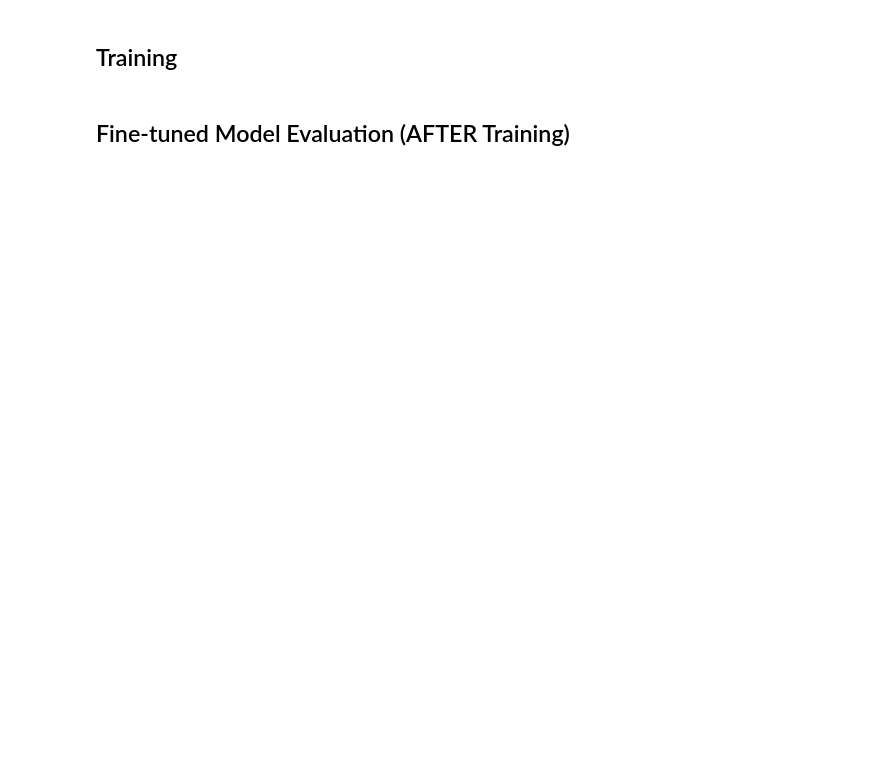
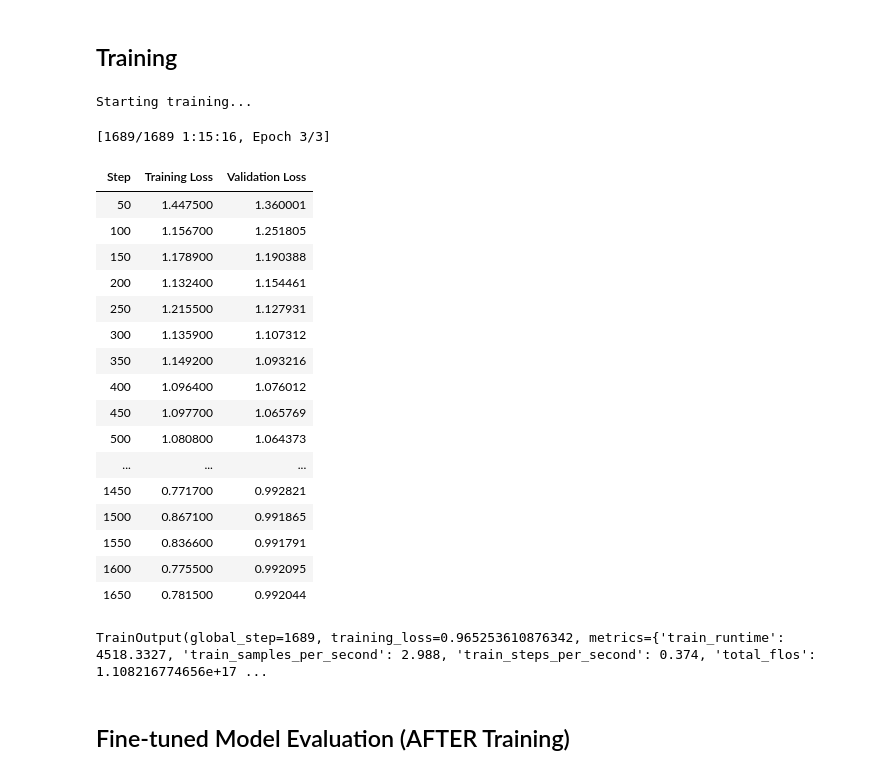
Before and after one commit to ajegetina/xlm, a Jupyter notebook: agricGPT/agricgpt_notebook.ipynb, the cells around one changed output. Saved outputs shown, nothing was run; the diff lists cells and outputs as text; code cells hidden in the pictures; blank space fills up the shorter version.

Commit message:
new: replace notebook with trained version

```diff
--- a/agricGPT/agricgpt_notebook.ipynb
+++ b/agricGPT/agricgpt_notebook.ipynb
@@ -20,7 +22,7 @@ MODEL_NAME = "microsoft/phi-2"
 OUTPUT_DIR = "./agri_model_results"
 
 # HuggingFace
-HF_MODEL_NAME = "agricgpt-phi2"
+HF_MODEL_NAME = "agricgpt-v1-phi2"
 PUSH_TO_HUB = True
 SAVE_STEPS = 100
 
@@ -28,7 +30,7 @@ SAVE_STEPS = 100
 DATASET_SIZE = 5000
 VALIDATION_SPLIT = 0.1
 MAX_SEQ_LENGTH = 512
-BENCHMARK_SAMPLE_SIZE = 500  # English benchmark questions
+BENCHMARK_SAMPLE_SIZE = 500
 
 # LoRA
 LORA_R, LORA_ALPHA, LORA_DROPOUT = 16, 32, 0.05
@@ -165,24 +184,45 @@ print(f"Trainable: {trainable:,} / {total:,} ({100*trainable/total:.2f}%)")
 # %%
 from transformers import TrainingArguments, Trainer, DataCollatorForLanguageModeling
 
 training_args = TrainingArguments(
     output_dir=OUTPUT_DIR, num_train_epochs=NUM_EPOCHS,
     per_device_train_batch_size=BATCH_SIZE, per_device_eval_batch_size=BATCH_SIZE,
     gradient_accumulation_steps=GRADIENT_ACCUMULATION_STEPS, learning_rate=LEARNING_RATE,
     logging_steps=LOGGING_STEPS, fp16=True, optim="paged_adamw_32bit",
     warmup_ratio=0.03, lr_scheduler_type="cosine",
     eval_strategy="steps", eval_steps=EVAL_STEPS,
     save_strategy="steps", save_steps=SAVE_STEPS, save_total_limit=3,
     load_best_model_at_end=True, metric_for_best_model="eval_loss", greater_is_better=False,
     push_to_hub=PUSH_TO_HUB, hub_model_id=HF_MODEL_NAME if PUSH_TO_HUB else None,
-    hub_strategy="every_save", report_to="none", seed=42
+    hub_strategy="every_save", report_to=['tensorboard'], seed=42
 )
 
 trainer = Trainer(model=model, train_dataset=tok_train, eval_dataset=tok_eval, args=training_args,
                   data_collator=DataCollatorForLanguageModeling(tokenizer, mlm=False))
 
 print("Starting training...")
 trainer.train()
+# %% [output]
+Starting training...
+[1689/1689 1:15:16, Epoch 3/3]
+| Step | Training Loss | Validation Loss |
+| 50 | 1.447500 | 1.360001 |
+| 100 | 1.156700 | 1.251805 |
+| 150 | 1.178900 | 1.190388 |
+| 200 | 1.132400 | 1.154461 |
+| 250 | 1.215500 | 1.127931 |
+| 300 | 1.135900 | 1.107312 |
+| 350 | 1.149200 | 1.093216 |
+| 400 | 1.096400 | 1.076012 |
+| 450 | 1.097700 | 1.065769 |
+| 500 | 1.080800 | 1.064373 |
+| ... | ... | ... |
+| 1450 | 0.771700 | 0.992821 |
+| 1500 | 0.867100 | 0.991865 |
+| 1550 | 0.836600 | 0.991791 |
+| 1600 | 0.775500 | 0.992095 |
+| 1650 | 0.781500 | 0.992044 |
+TrainOutput(global_step=1689, training_loss=0.965253610876342, metrics={'train_runtime': 4518.3327, 'train_samples_per_second': 2.988, 'train_steps_per_second': 0.374, 'total_flos': 1.108216774656e+17 ...
 # %% [markdown]
 ## Fine-tuned Model Evaluation (AFTER Training)
 # %%
```
Also changed, not shown: parts of 11 cells of this notebook.
